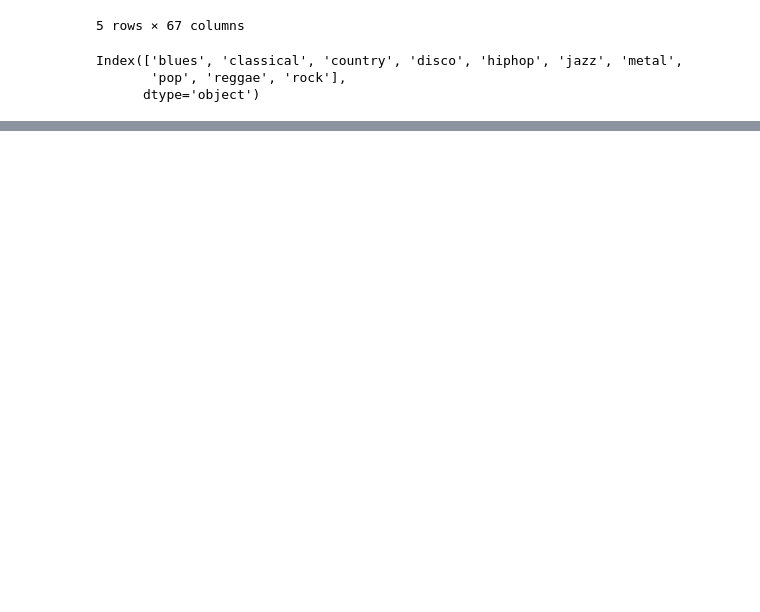
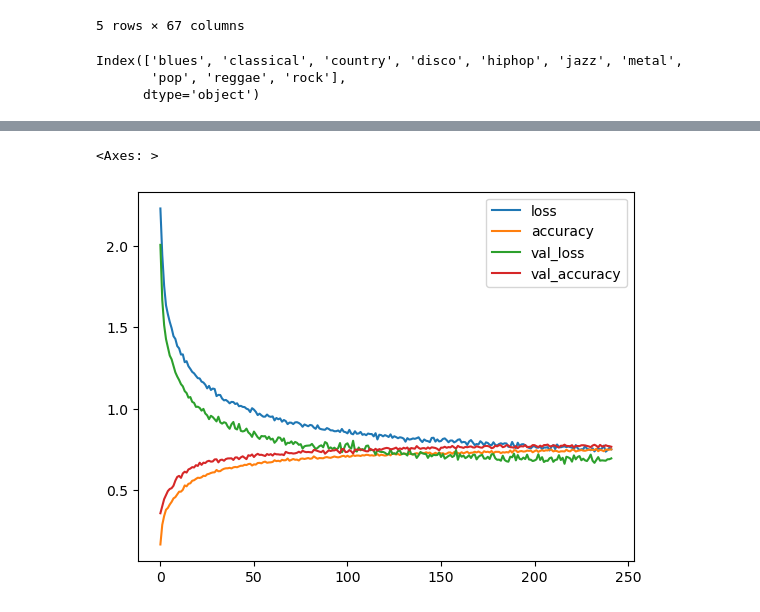
Before and after one commit to sahilalamgir/genre-classifier, a Jupyter notebook: main.ipynb, the cells around one changed output, grey strips where cells are left out. Cells and saved outputs as stored; diff of their text form; code cells hidden in the pictures; blank space fills up the shorter version.

Commit message:
Evaluate the model

```diff
--- a/main.ipynb
+++ b/main.ipynb
@@ -230,0 +235,3 @@ Epoch 229: early stopping
+# %%
+losses = pd.DataFrame(model.history.history)
+losses.head()
@@ -230,0 +245,5 @@ Epoch 229: early stopping
+# %%
+losses.plot()
+# %% [output]
+<Axes: >
+[figure, added]
```
Also changed, not shown: parts of 10 cells of this notebook.
